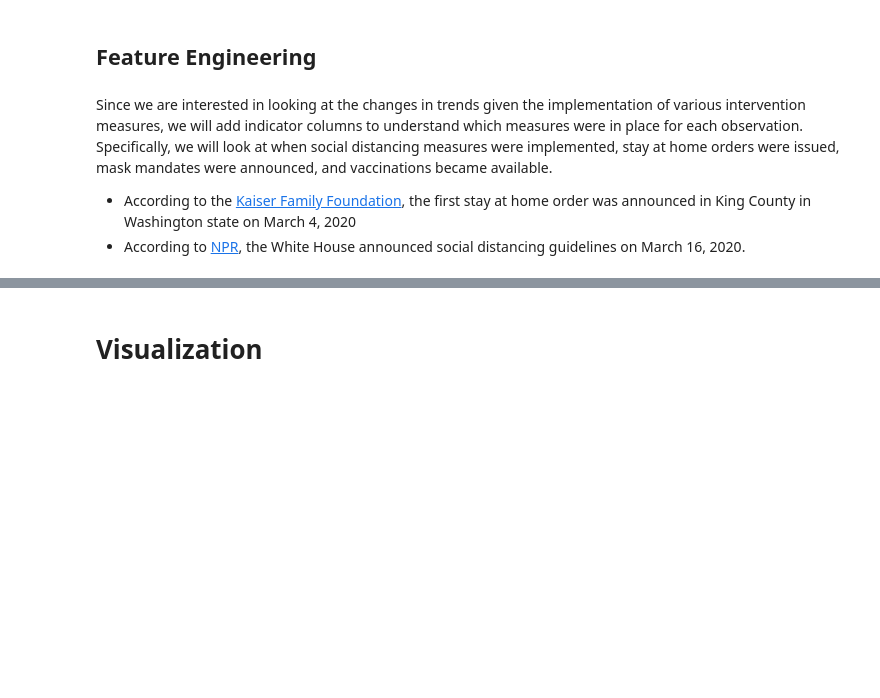
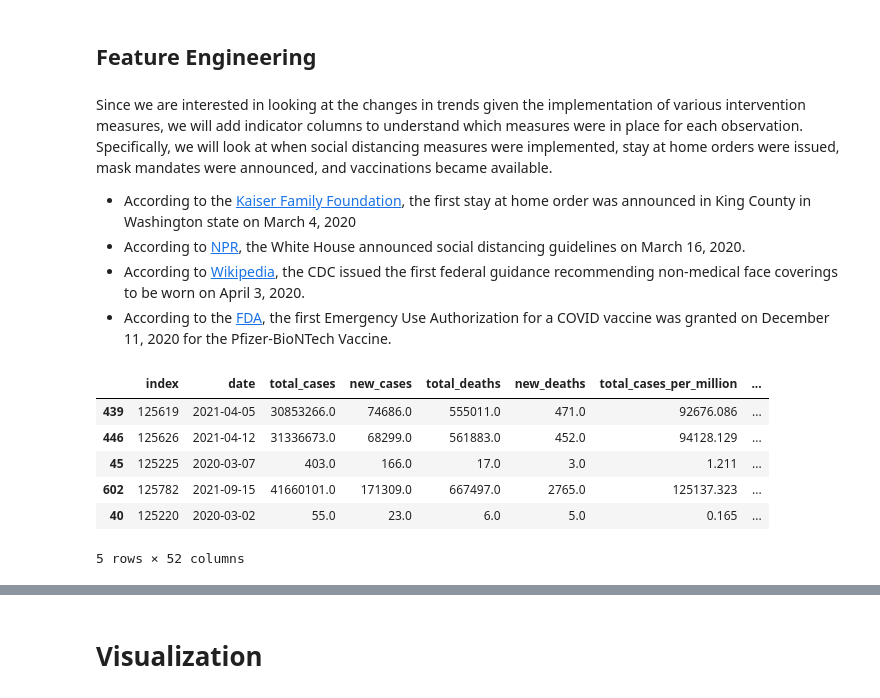
Before and after one commit to simrankota/comp4447_finalproject, a Jupyter notebook: final_project.ipynb, the cells around one changed output, grey strips where cells are left out. Drawn from its saved outputs; the diff is of its cells as text; code cells hidden in the pictures; blank space fills up the shorter version.

```diff
--- a/final_project.ipynb
+++ b/final_project.ipynb
@@ -134,3 +182,5 @@ Since we are interested in looking at the changes in trends given the implementa
 
 - According to the [Kaiser Family Foundation](https://www.kff.org/policy-watch/stay-at-home-orders-to-fight-covid19/), the first stay at home order was announced in  King County in Washington state on March 4, 2020
 - According to [NPR](https://www.npr.org/2020/03/16/816658125/white-house-announces-new-social-distancing-guidelines-around-coronavirus), the White House announced social distancing guidelines on March 16, 2020.
+- According to [Wikipedia](https://en.wikipedia.org/wiki/Face_masks_during_the_COVID-19_pandemic_in_the_United_States#Timeline), the CDC issued the first federal guidance recommending non-medical face coverings to be worn on April 3, 2020.
+- According to the [FDA](<https://www.fda.gov/emergency-preparedness-and-response/coronavirus-disease-2019-covid-19/covid-19-frequently-asked-questions#:~:text=On%20December%2011%2C%202020,)%20of%20a%20vaccine.>), the first Emergency Use Authorization for a COVID vaccine was granted on December 11, 2020 for the Pfizer-BioNTech Vaccine.
@@ -136,0 +192,10 @@ Since we are interested in looking at the changes in trends given the implementa
+# %%
+us_data.sample(5)
+# %% [output]
+|  | index | date | total_cases | new_cases | total_deaths | new_deaths | total_cases_per_million | ... |
+| 439 | 125619 | 2021-04-05 | 30853266.0 | 74686.0 | 555011.0 | 471.0 | 92676.086 | ... |
+| 446 | 125626 | 2021-04-12 | 31336673.0 | 68299.0 | 561883.0 | 452.0 | 94128.129 | ... |
+| 45 | 125225 | 2020-03-07 | 403.0 | 166.0 | 17.0 | 3.0 | 1.211 | ... |
+| 602 | 125782 | 2021-09-15 | 41660101.0 | 171309.0 | 667497.0 | 2765.0 | 125137.323 | ... |
+| 40 | 125220 | 2020-03-02 | 55.0 | 23.0 | 6.0 | 5.0 | 0.165 | ... |
+5 rows × 52 columns
```
Also changed, not shown: parts of 14 cells of this notebook.
